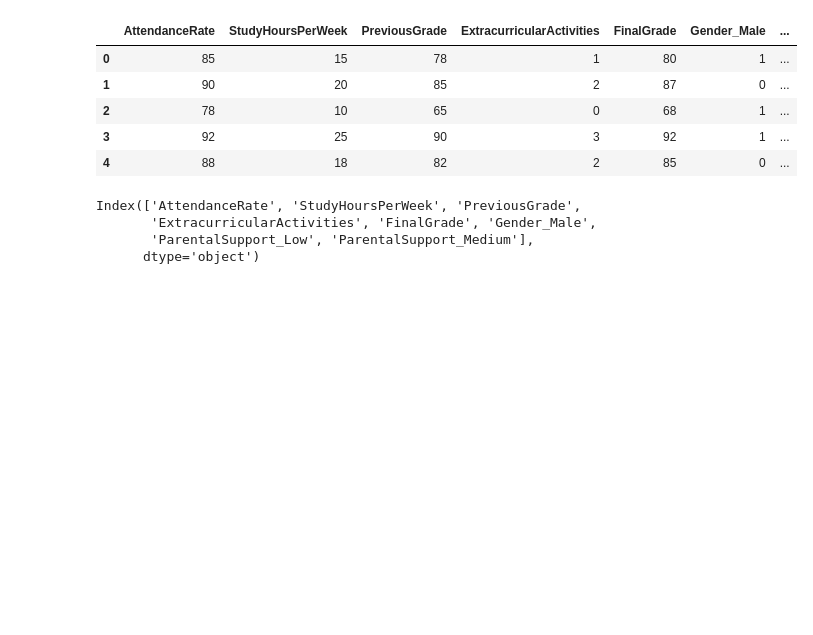
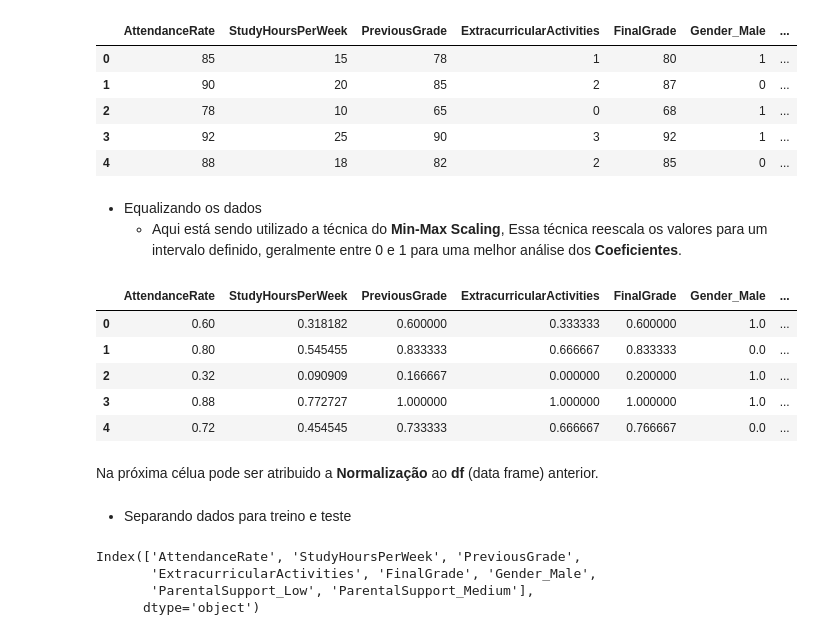
Before and after one commit to MendesRamon/PrevisaoNotasDeAlunos, a Jupyter notebook: PerformanceEstudante.ipynb, the cells around one changed output. Drawn from its saved outputs; the diff is of its cells as text; code cells hidden in the pictures; blank space fills up the shorter version.

Commit message:
atualizado a normalização dos dados

```diff
--- a/PerformanceEstudante.ipynb
+++ b/PerformanceEstudante.ipynb
@@ -216,3 +205,22 @@ df.head()
 | 2 | 78 | 10 | 65 | 0 | 68 | 1 | ... |
 | 3 | 92 | 25 | 90 | 3 | 92 | 1 | ... |
 | 4 | 88 | 18 | 82 | 2 | 85 | 0 | ... |
+# %% [markdown]
+- Equalizando os dados
+    - Aqui está sendo utilizado a técnica do **Min-Max Scaling**,  Essa técnica reescala os valores para um intervalo definido, geralmente entre 0 e 1 para uma melhor análise dos **Coeficientes**.
+# %%
+from sklearn.preprocessing import MinMaxScaler, StandardScaler
+#Normalização Min-Max
+scaler = MinMaxScaler()
+df_min_max = pd.DataFrame(scaler.fit_transform(df), columns=df.columns)
+# %%
+df_min_max.head()
+# %% [output]
+|  | AttendanceRate | StudyHoursPerWeek | PreviousGrade | ExtracurricularActivities | FinalGrade | Gender_Male | ... |
+| 0 | 0.60 | 0.318182 | 0.600000 | 0.333333 | 0.600000 | 1.0 | ... |
+| 1 | 0.80 | 0.545455 | 0.833333 | 0.666667 | 0.833333 | 0.0 | ... |
+| 2 | 0.32 | 0.090909 | 0.166667 | 0.000000 | 0.200000 | 1.0 | ... |
+| 3 | 0.88 | 0.772727 | 1.000000 | 1.000000 | 1.000000 | 1.0 | ... |
+| 4 | 0.72 | 0.454545 | 0.733333 | 0.666667 | 0.766667 | 0.0 | ... |
+# %% [markdown]
+Na próxima célua pode ser atribuido a **Normalização** ao **df** (data frame) anterior.
@@ -219,3 +230,5 @@ df.head()
+# %% [markdown]
+- Separando dados para treino e teste
 # %%
 from sklearn.model_selection import train_test_split
 # %%
```
Also changed, not shown: parts of 16 cells of this notebook.
